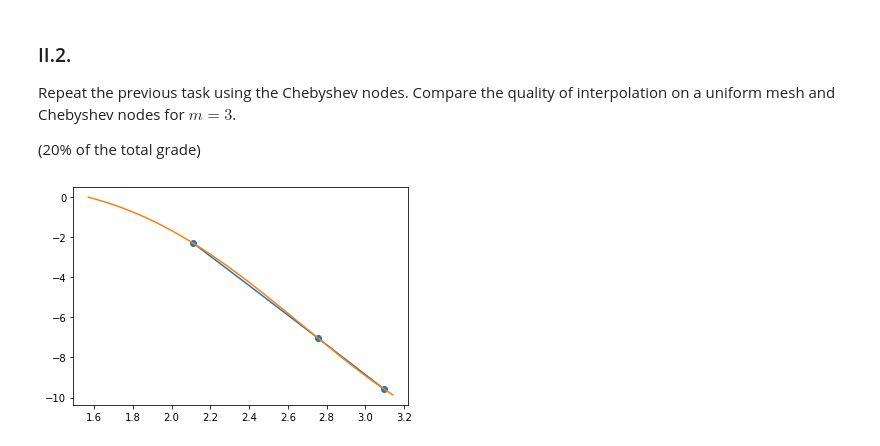
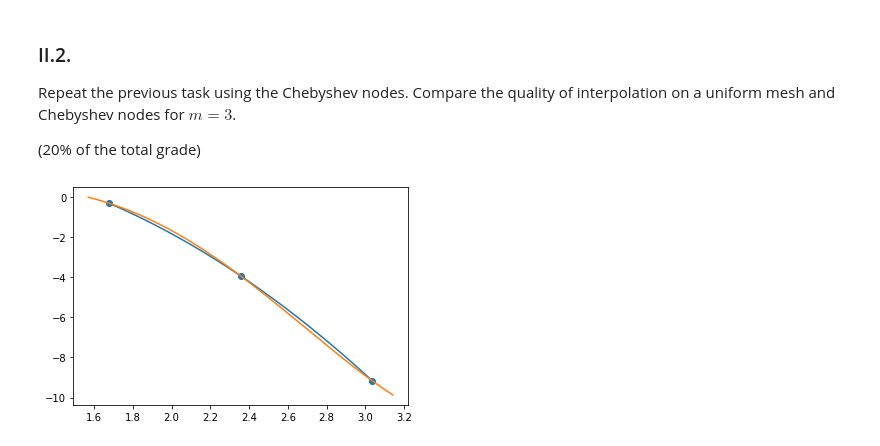
Before and after one commit to Innoc3nnt/Numerical-analysis, a Jupyter notebook: week_5_intep_approx_ipynb_json.ipynb, the cells around one changed output. Drawn from its saved outputs; the diff is of its cells as text; code cells hidden in the pictures.

```diff
--- a/week_5_intep_approx_ipynb_json.ipynb
+++ b/week_5_intep_approx_ipynb_json.ipynb
@@ -172,18 +172,20 @@ Repeat the previous task using the Chebyshev nodes. Compare the quality of inter
 # %%
 # ... ENTER YOUR CODE HERE ...
 def node(x, depth=0):
   if depth == 0:
     return 1
   if depth == 1:
     return x
   else:
     return 2 * x * node(x, depth-1) - node(x, depth-2)
 
 def nodes(n):
-  xk = [np.cos((2 * i + 1) / (2 * n)) * np.pi for i in range(0, n)]
+  a=np.pi/2
+  b=np.pi
+  xk = [1 / 2 * (a + b ) + 1 / 2 * (b - a) * np.cos((2 * i + 1) / (2 * n) * np.pi) for i in range(0, n)]
   yk = y0 = [fx(x) for x in xk]
   return xk, yk
 
 print_interp(3, nodes)
 # %% [output]
-[figure, old version]
+[figure, new version]
```
